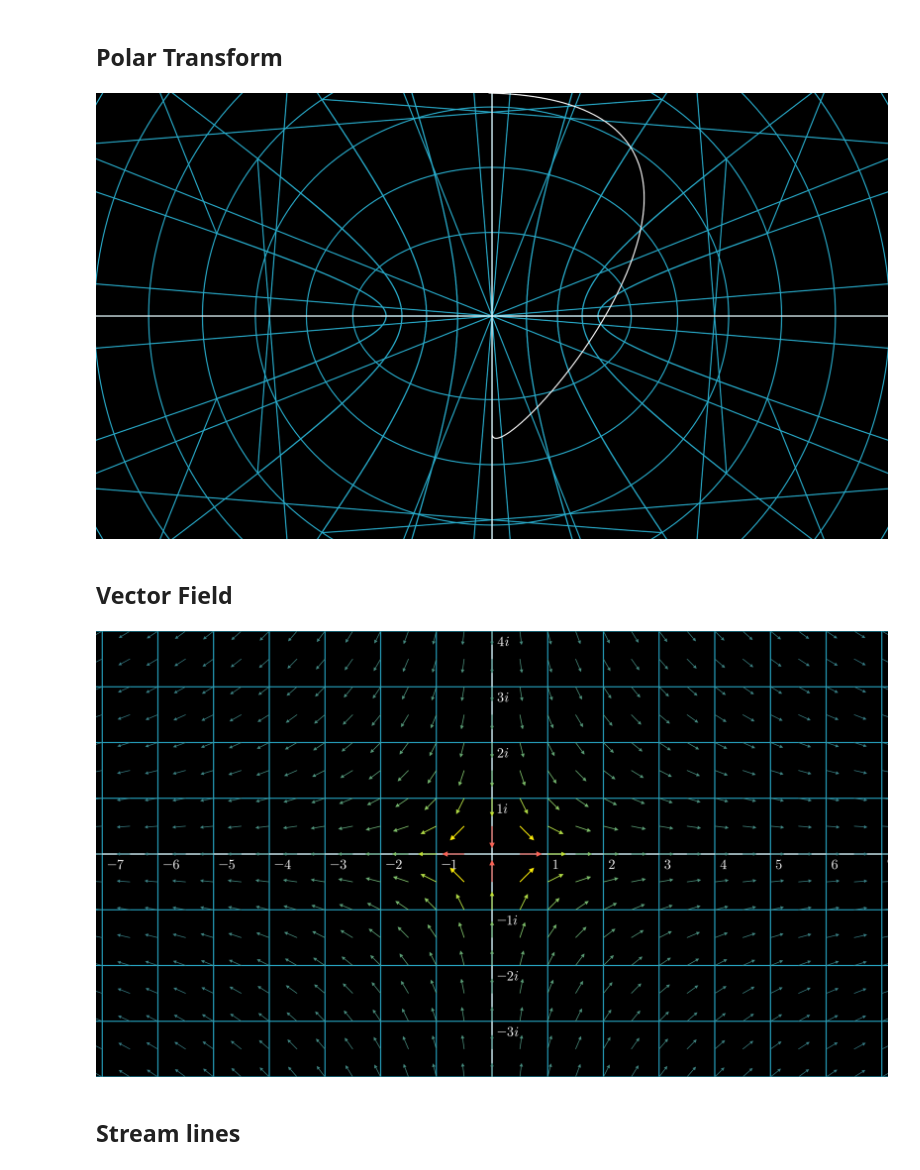
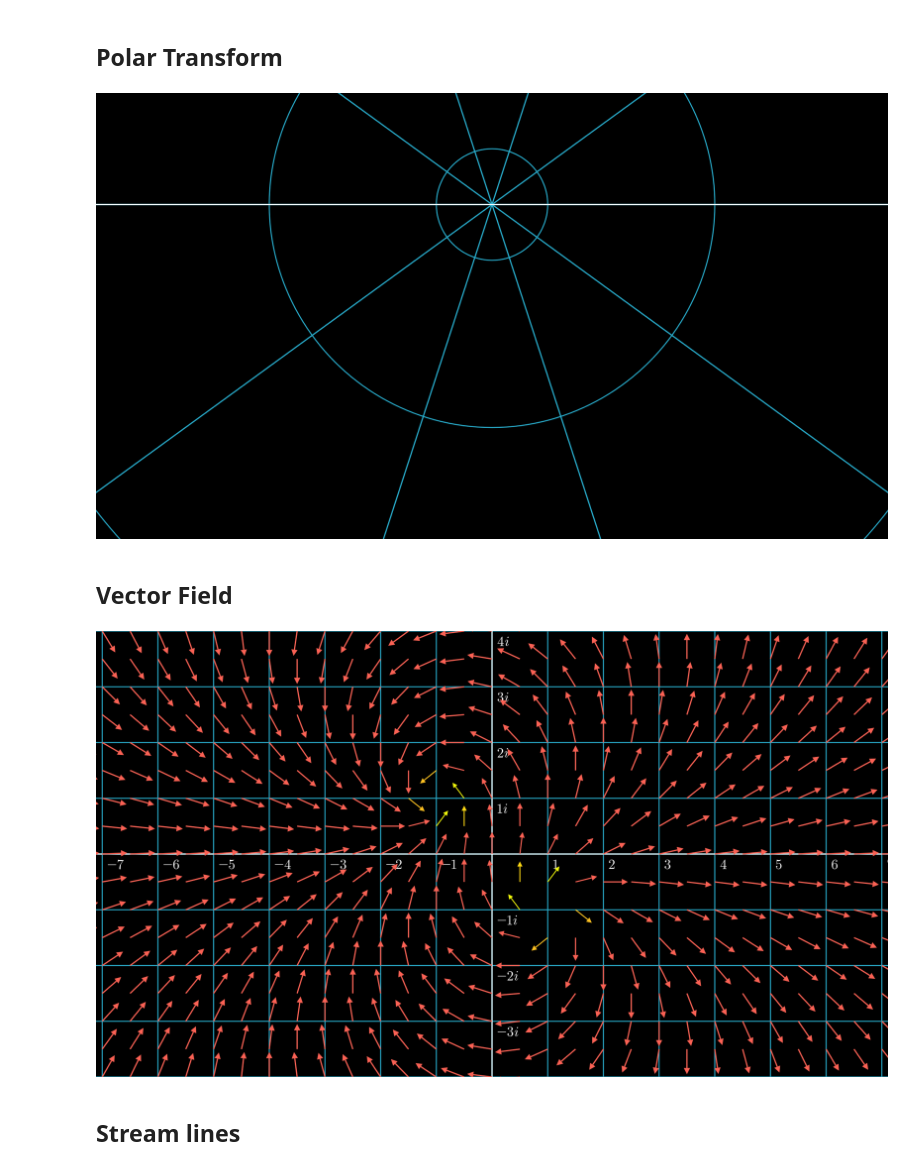
Before and after one commit to kieran-pringle/jupyter-notebooks, a Jupyter notebook: complex-analysis/graphing.ipynb, the cells around one changed output. Drawn from its saved outputs; the diff is of its cells as text; code cells hidden in the pictures.

```diff
--- a/complex-analysis/graphing.ipynb
+++ b/complex-analysis/graphing.ipynb
@@ -8,7 +8,7 @@ config.media_width = "60%"
 This is a complex function viewing tool that take in a complex function defined in Python and spit out a bunch of pictures and videos for you.
 # %%
 def f(z):
-    return (z + 1j)*(z-1j)/z
+    return (z-1+1j)*(z+1-1j)
 # %% [markdown]
 The cell above is the function you want to graph, and the only bit you should need to edit. When you have changed it to what you want, go up to `Cell` in the menu bar above and press `Run all` to redraw everything.
 # %% [markdown]
@@ -49,28 +49,29 @@ class TransformPolar(Scene):
             plane.animate.apply_complex_function(safe_f)
         )
 # %% [output]
-[figure, old version]
+[figure, new version]
 # %% [markdown]
 ## Vector Field
 # %%
 %%manim -v ERROR -qh -s ComplexVectorField
 
 def vector_conversion(pos):
     f_in = complex(pos[0], pos[1])
     f_out = safe_f(f_in)
     diff = f_out - f_in
-    return diff.real * RIGHT + diff.imag * UP
+    #return diff.real * RIGHT + diff.imag * UP
+    return f_out.real * RIGHT + f_out.imag * UP
 
 class ComplexVectorField(Scene):
     def construct(self):
         func = lambda pos: vector_conversion(pos)
         plane = ComplexPlane(
             x_range=[-10, 10, 1],
             y_range=[-10, 10, 1]
         ).add_coordinates()
         self.add(plane, ArrowVectorField(func))
 # %% [output]
-[figure, old version]
+[figure, new version]
 # %% [markdown]
 ## Stream lines
 # %%
```
Also changed, not shown: parts of 4 cells of this notebook.
